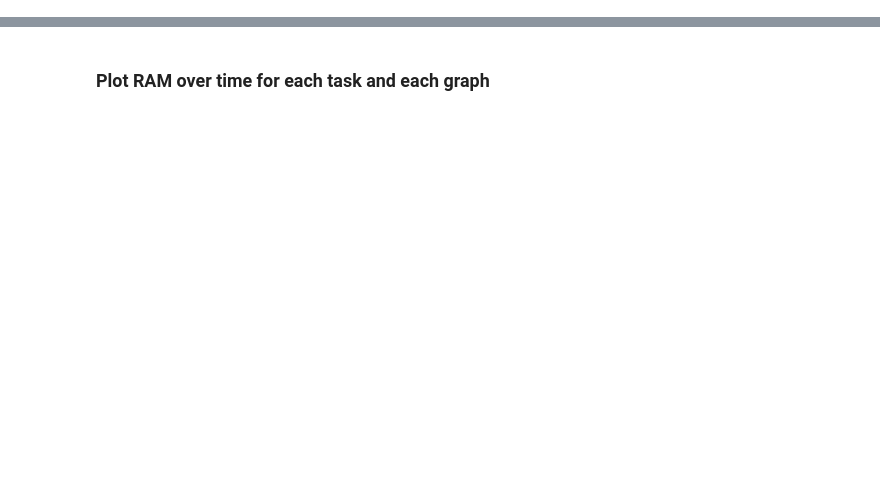
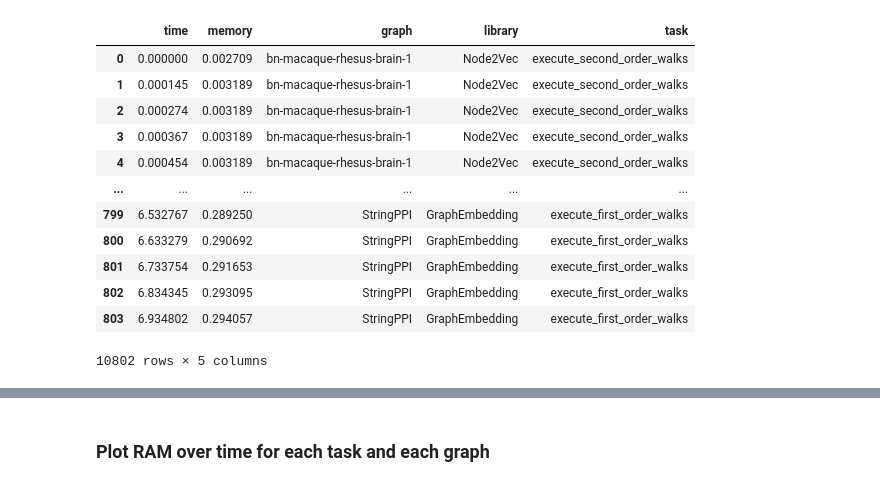
Before and after one commit to LucaCappelletti94/ensmallen_experiments, a Jupyter notebook: Preliminary tests on Ensmallen.ipynb, the cells around one changed output, grey strips where cells are left out. Drawn from its saved outputs; the diff is of its cells as text; code cells hidden in the pictures; blank space fills up the shorter version.

Commit message:
updated the graph generation

```diff
--- a/Preliminary tests on Ensmallen.ipynb
+++ b/Preliminary tests on Ensmallen.ipynb
@@ -152,0 +15,3 @@ results
+# %%
+files = glob('./graphs/results/**/*.csv', recursive=True)
+files
@@ -152,0 +38,42 @@ results
+# %%
+was_killed = {}
+result = pd.DataFrame()
+for file in files:
+    # From the path extract the infos
+    *_, graph, library, task = file.split("/")
+    # Load the file
+    df = pd.read_csv(file, header=None)
+    df.columns = ["time", "memory"]
+    df["graph"] = graph
+    df["library"] = library
+    df["task"] = task.split(".")[0]
+
+    # Check if the experiment was killed
+    last_row = df.iloc[-1]
+    was_this_killed = not (last_row.time == 0 and last_row.memory == 0)
+    was_killed.setdefault(graph, {})
+    was_killed[graph].setdefault(library, {})
+    was_killed[graph][library][task.split(".")[0]] = was_this_killed
+
+    # Remove the not killed flag (last line)
+    if not was_this_killed:
+        df = df.drop(df.tail(1).index)
+
+    # Update the global results
+    result = pd.concat([result, df])
+
+result
+# %% [output]
+|  | time | memory | graph | library | task |
+| 0 | 0.000000 | 0.002709 | bn-macaque-rhesus-brain-1 | Node2Vec | execute_second_order_walks |
+| 1 | 0.000145 | 0.003189 | bn-macaque-rhesus-brain-1 | Node2Vec | execute_second_order_walks |
+| 2 | 0.000274 | 0.003189 | bn-macaque-rhesus-brain-1 | Node2Vec | execute_second_order_walks |
+| 3 | 0.000367 | 0.003189 | bn-macaque-rhesus-brain-1 | Node2Vec | execute_second_order_walks |
+| 4 | 0.000454 | 0.003189 | bn-macaque-rhesus-brain-1 | Node2Vec | execute_second_order_walks |
+| ... | ... | ... | ... | ... | ... |
+| 799 | 6.532767 | 0.289250 | StringPPI | GraphEmbedding | execute_first_order_walks |
+| 800 | 6.633279 | 0.290692 | StringPPI | GraphEmbedding | execute_first_order_walks |
+| 801 | 6.733754 | 0.291653 | StringPPI | GraphEmbedding | execute_first_order_walks |
+| 802 | 6.834345 | 0.293095 | StringPPI | GraphEmbedding | execute_first_order_walks |
+| 803 | 6.934802 | 0.294057 | StringPPI | GraphEmbedding | execute_first_order_walks |
+10802 rows × 5 columns
```
Also changed, not shown: parts of 21 cells of this notebook.
